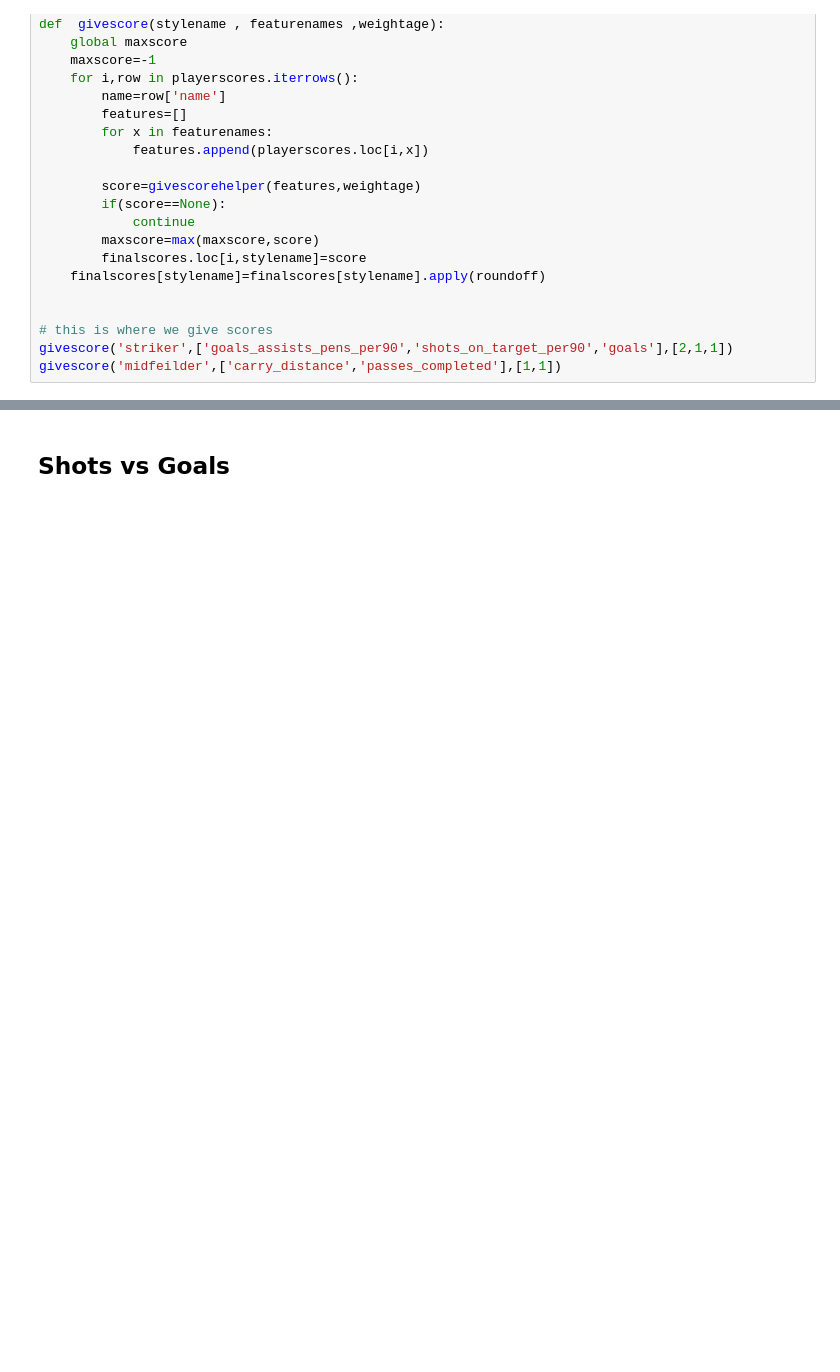
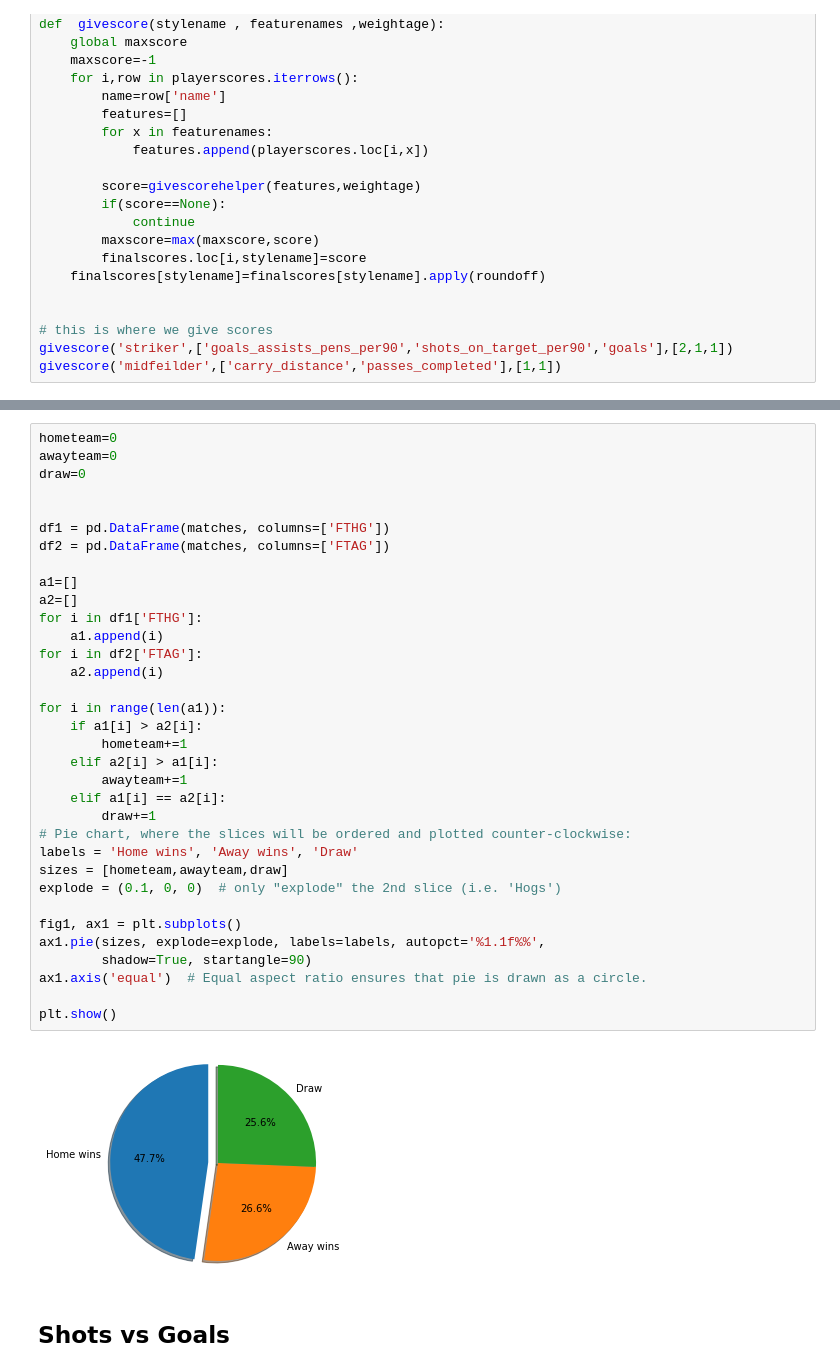
Before and after one commit to gagan2005/Soccer_Prediction_And_DataAnalysis, a Jupyter notebook: main.ipynb, the cells around one changed output, grey strips where cells are left out. Drawn from its saved outputs; the diff is of its cells as text; blank space fills up the shorter version.

Commit message:
added pie chart

```diff
--- a/main.ipynb
+++ b/main.ipynb
@@ -229,3 +275,39 @@ plt.show()
+# %%
+hometeam=0
+awayteam=0
+draw=0
+
+
+df1 = pd.DataFrame(matches, columns=['FTHG'])
+df2 = pd.DataFrame(matches, columns=['FTAG'])
+
+a1=[]
+a2=[]
+for i in df1['FTHG']:
+    a1.append(i)
+for i in df2['FTAG']:
+    a2.append(i)
+
+for i in range(len(a1)):
+    if a1[i] > a2[i]:
+        hometeam+=1
+    elif a2[i] > a1[i]:
+        awayteam+=1
+    elif a1[i] == a2[i]:
+        draw+=1
+# Pie chart, where the slices will be ordered and plotted counter-clockwise:
+labels = 'Home wins', 'Away wins', 'Draw'
+sizes = [hometeam,awayteam,draw]
+explode = (0.1, 0, 0)  # only "explode" the 2nd slice (i.e. 'Hogs')
+
+fig1, ax1 = plt.subplots()
+ax1.pie(sizes, explode=explode, labels=labels, autopct='%1.1f%%',
+        shadow=True, startangle=90)
+ax1.axis('equal')  # Equal aspect ratio ensures that pie is drawn as a circle.
+
+plt.show()
+# %% [output]
+[figure, added]
 # %% [markdown]
 ## Shots vs Goals
 # %%
```
Also changed, not shown: parts of 14 cells of this notebook.
